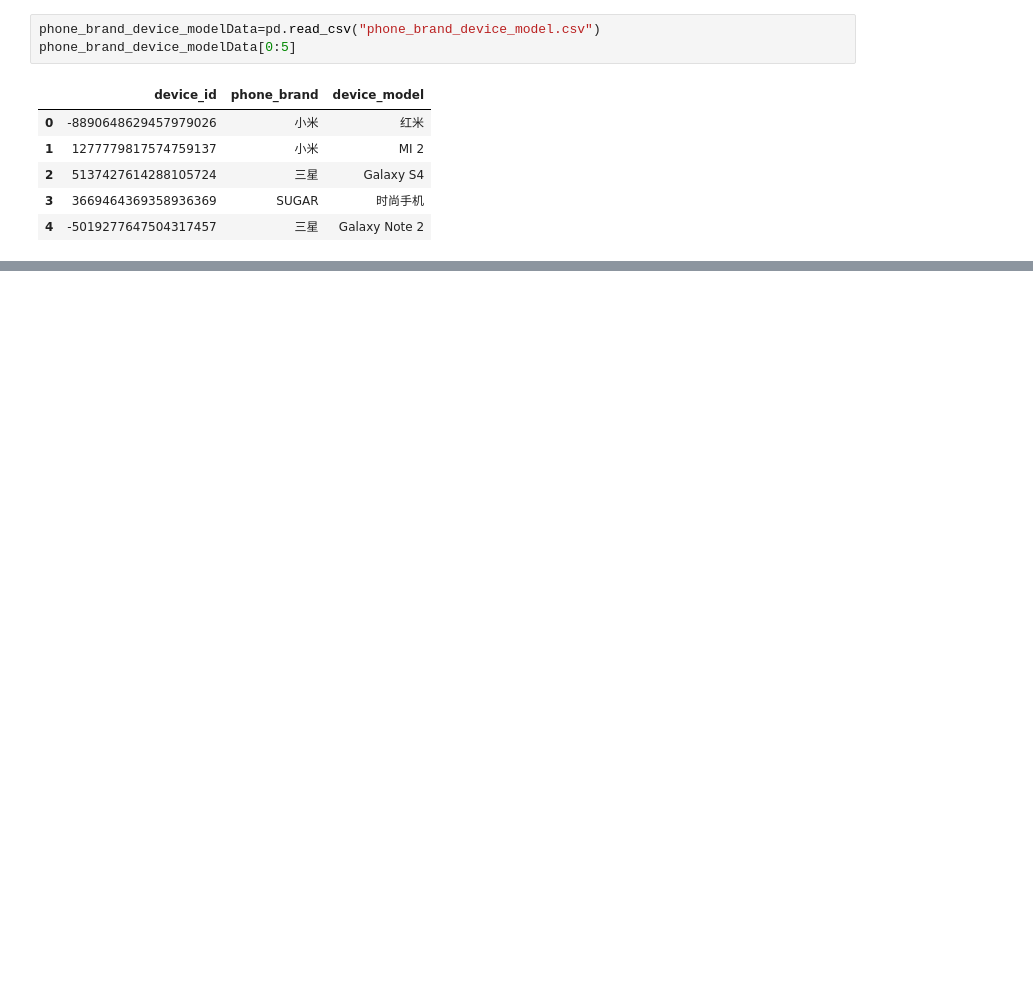
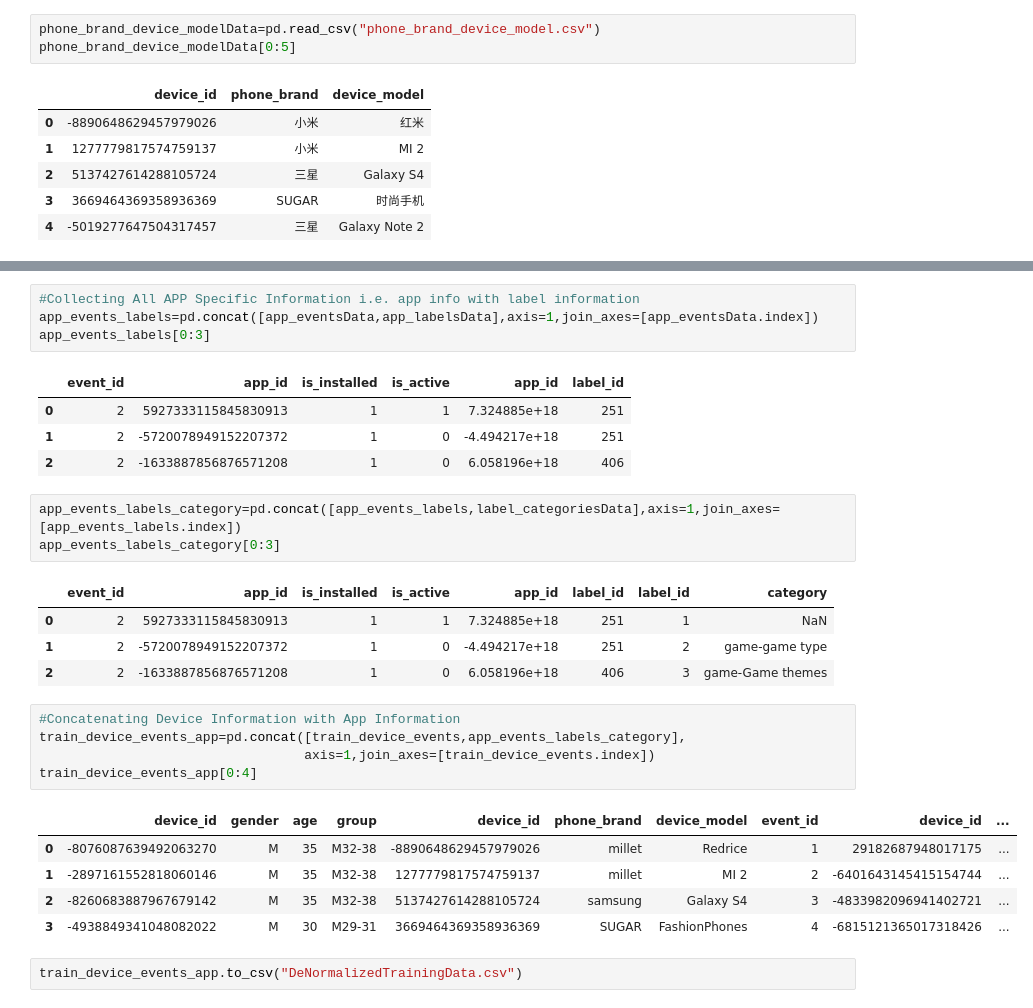
Before and after one commit to alokkumary2j/Talking-Data, a Jupyter notebook: UnderstandData.ipynb, the cells around one changed output, grey strips where cells are left out. Saved outputs shown, nothing was run; the diff lists cells and outputs as text; blank space fills up the shorter version.

```diff
--- a/UnderstandData.ipynb
+++ b/UnderstandData.ipynb
@@ -144,0 +182,30 @@ phone_brand_device_modelData[0:5]
+# %%
+#Collecting All APP Specific Information i.e. app info with label information
+app_events_labels=pd.concat([app_eventsData,app_labelsData],axis=1,join_axes=[app_eventsData.index])
+app_events_labels[0:3]
+# %% [output]
+|  | event_id | app_id | is_installed | is_active | app_id | label_id |
+| 0 | 2 | 5927333115845830913 | 1 | 1 | 7.324885e+18 | 251 |
+| 1 | 2 | -5720078949152207372 | 1 | 0 | -4.494217e+18 | 251 |
+| 2 | 2 | -1633887856876571208 | 1 | 0 | 6.058196e+18 | 406 |
+# %%
+app_events_labels_category=pd.concat([app_events_labels,label_categoriesData],axis=1,join_axes=[app_events_labels.index])
+app_events_labels_category[0:3]
+# %% [output]
+|  | event_id | app_id | is_installed | is_active | app_id | label_id | label_id | category |
+| 0 | 2 | 5927333115845830913 | 1 | 1 | 7.324885e+18 | 251 | 1 | NaN |
+| 1 | 2 | -5720078949152207372 | 1 | 0 | -4.494217e+18 | 251 | 2 | game-game type |
+| 2 | 2 | -1633887856876571208 | 1 | 0 | 6.058196e+18 | 406 | 3 | game-Game themes |
+# %%
+#Concatenating Device Information with App Information
+train_device_events_app=pd.concat([train_device_events,app_events_labels_category],
+                                  axis=1,join_axes=[train_device_events.index])
+train_device_events_app[0:4]
+# %% [output]
+|  | device_id | gender | age | group | device_id | phone_brand | device_model | event_id | device_id | ... |
+| 0 | -8076087639492063270 | M | 35 | M32-38 | -8890648629457979026 | millet | Redrice | 1 | 29182687948017175 | ... |
+| 1 | -2897161552818060146 | M | 35 | M32-38 | 1277779817574759137 | millet | MI 2 | 2 | -6401643145415154744 | ... |
+| 2 | -8260683887967679142 | M | 35 | M32-38 | 5137427614288105724 | samsung | Galaxy S4 | 3 | -4833982096941402721 | ... |
+| 3 | -4938849341048082022 | M | 30 | M29-31 | 3669464369358936369 | SUGAR | FashionPhones | 4 | -6815121365017318426 | ... |
+# %%
+train_device_events_app.to_csv("DeNormalizedTrainingData.csv")
```
Also changed, not shown: parts of 7 cells of this notebook, 2 other files.
